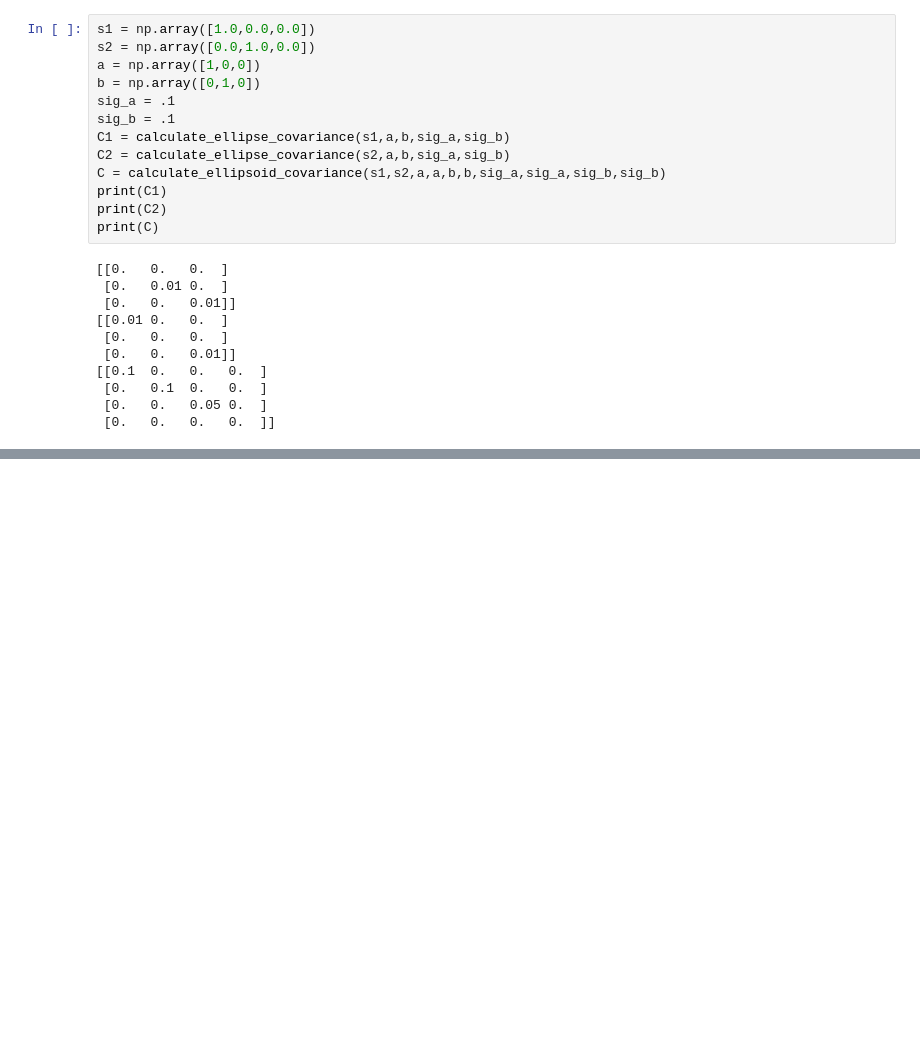
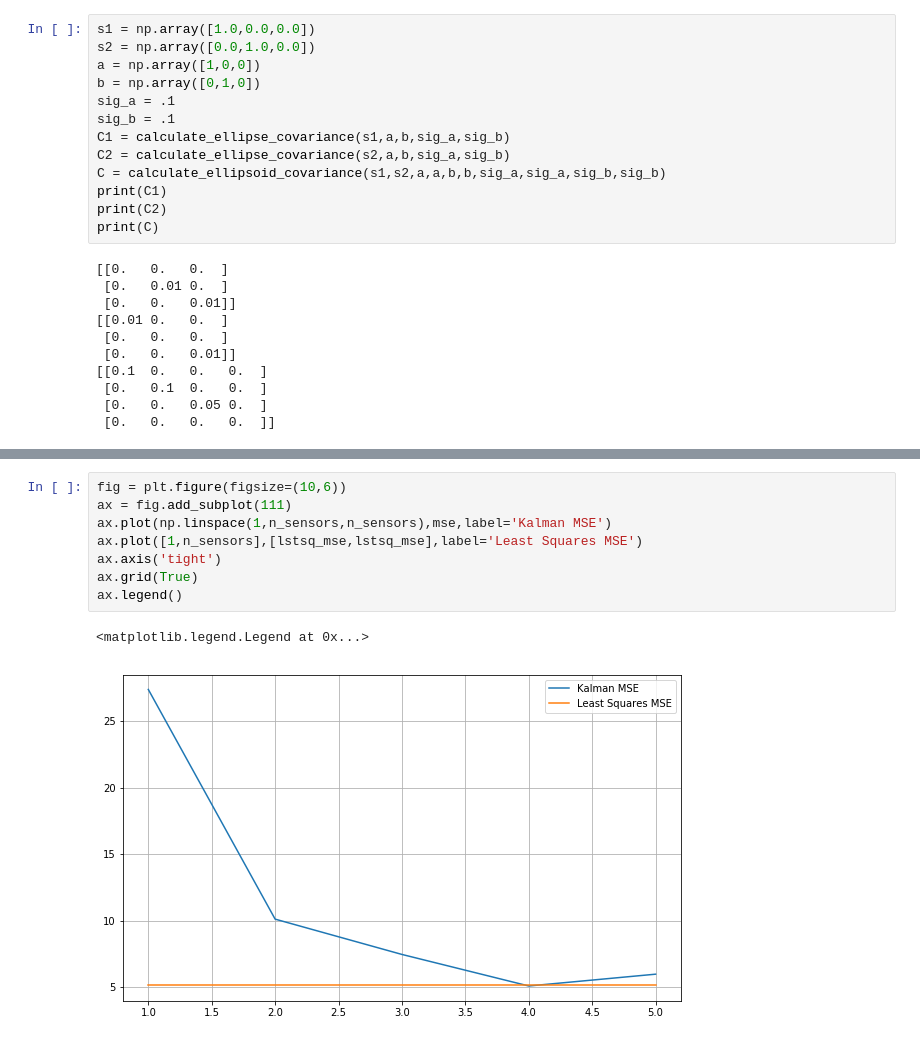
Before and after one commit to andylai2/Nball-triangulation, a Jupyter notebook: KF fusion.ipynb, the cells around one changed output, grey strips where cells are left out. Saved outputs shown, nothing was run; the diff lists cells and outputs as text; blank space fills up the shorter version.

Commit message:
up to date kalman filter simulations

```diff
--- a/KF fusion.ipynb
+++ b/KF fusion.ipynb
@@ -608,0 +603,11 @@ print('Least Squares MSE:', lstsq_mse)
+# %%
+fig = plt.figure(figsize=(10,6))
+ax = fig.add_subplot(111)
+ax.plot(np.linspace(1,n_sensors,n_sensors),mse,label='Kalman MSE')
+ax.plot([1,n_sensors],[lstsq_mse,lstsq_mse],label='Least Squares MSE')
+ax.axis('tight')
+ax.grid(True)
+ax.legend()
+# %% [output]
+<matplotlib.legend.Legend at 0x...>
+[figure, added]
```
Also changed, not shown: parts of 14 cells of this notebook.
